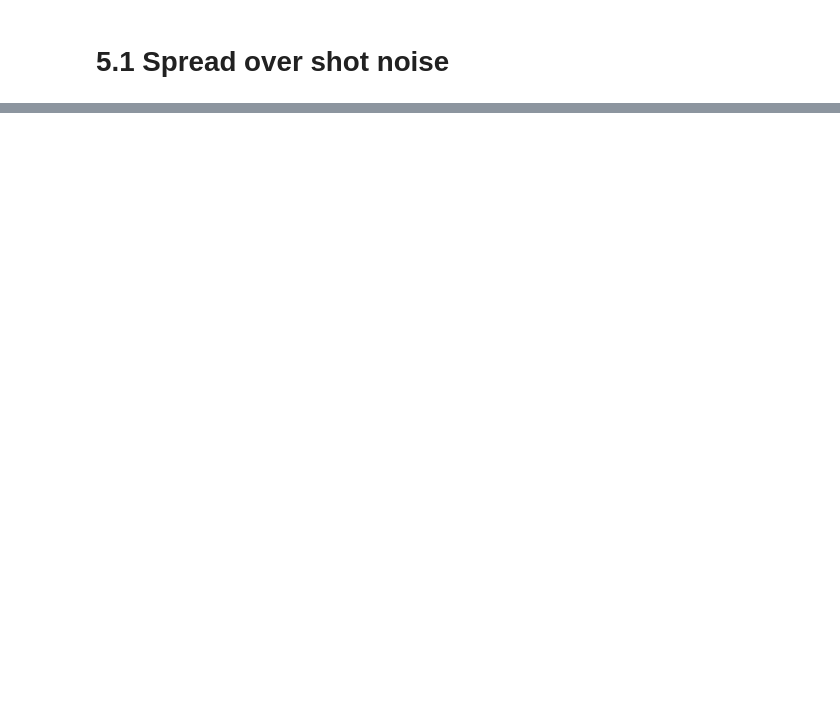
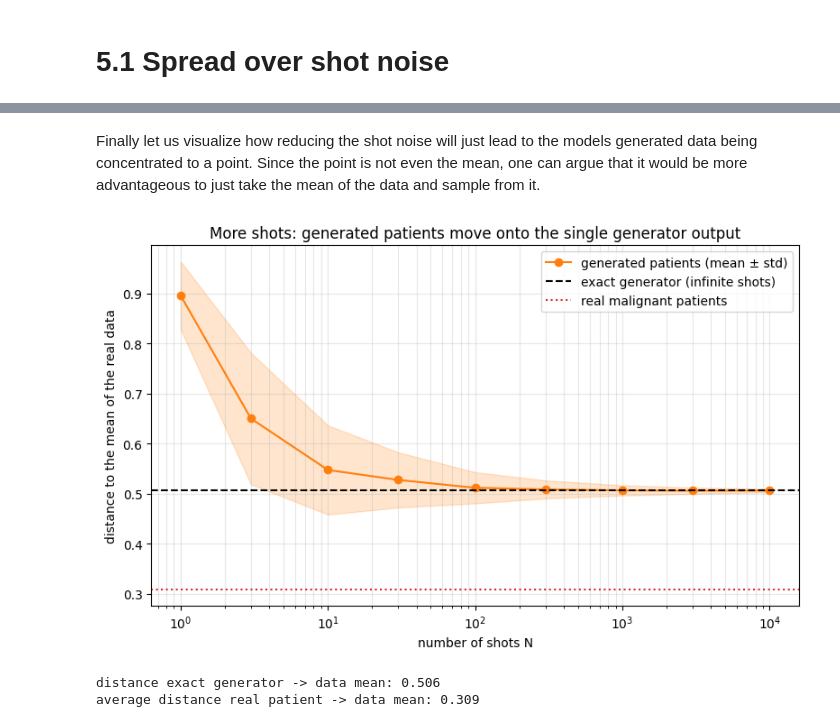
Before and after one commit to YanWerner/PWC26-Quantum-Model-Demo, a Jupyter notebook: QGAN_Demo.ipynb, the cells around one changed output, grey strips where cells are left out. Cells and saved outputs as stored; diff of their text form; code cells hidden in the pictures; blank space fills up the shorter version.

```diff
--- a/QGAN_Demo.ipynb
+++ b/QGAN_Demo.ipynb
@@ -323,0 +412,40 @@ plt.show()
+# %% [markdown]
+Finally let us visualize how reducing the shot noise will just lead to the models generated data being concentrated to a point. Since the point is not even the mean, one can argue that it would be more advantageous to just take the mean of the data and sample from it.
+# %%
+# distance of shot-noise generated patients to the mean of the real data (normalized PCA space)
+data_mean = norm_samples_pca.mean(axis=0)
+
+shot_grid = [1, 3, 10, 30, 100, 300, 1000, 3000, 10000]
+n_patients = 200
+
+mean_dist, std_dist = [], []
+for n_shots in shot_grid:
+    gen = generate_with_shots(best_weights, n_shots=n_shots, n_patients=n_patients)
+    d = np.linalg.norm(gen - data_mean, axis=1)      # Euclidean distance of each generated patient to the mean
+    mean_dist.append(d.mean())
+    std_dist.append(d.std())
+mean_dist, std_dist = np.array(mean_dist), np.array(std_dist)
+
+# references
+exact_dist = np.linalg.norm(exact_x - data_mean)                               # exact generator (infinite shots)
+real_dist = np.linalg.norm(norm_samples_pca - data_mean, axis=1).mean()        # typical real patient
+
+plt.figure(figsize=(8, 5))
+plt.semilogx(shot_grid, mean_dist, "o-", c="tab:orange", label="generated patients (mean ± std)")
+plt.fill_between(shot_grid, mean_dist - std_dist, mean_dist + std_dist, color="tab:orange", alpha=0.2)
+plt.axhline(exact_dist, c="black", ls="--", label="exact generator (infinite shots)")
+plt.axhline(real_dist, c="tab:red", ls=":", label="real malignant patients")
+plt.xlabel("number of shots N")
+plt.ylabel("distance to the mean of the real data")
+plt.title("More shots: generated patients move onto the single generator output")
+plt.legend()
+plt.grid(alpha=0.3, which="both")
+plt.tight_layout()
+plt.show()
+
+print(f"distance exact generator -> data mean: {exact_dist:.3f}")
+print(f"average distance real patient -> data mean: {real_dist:.3f}")
+# %% [output]
+[figure, added]
+distance exact generator -> data mean: 0.506
+average distance real patient -> data mean: 0.309
```
Also changed, not shown: parts of 9 cells of this notebook.
